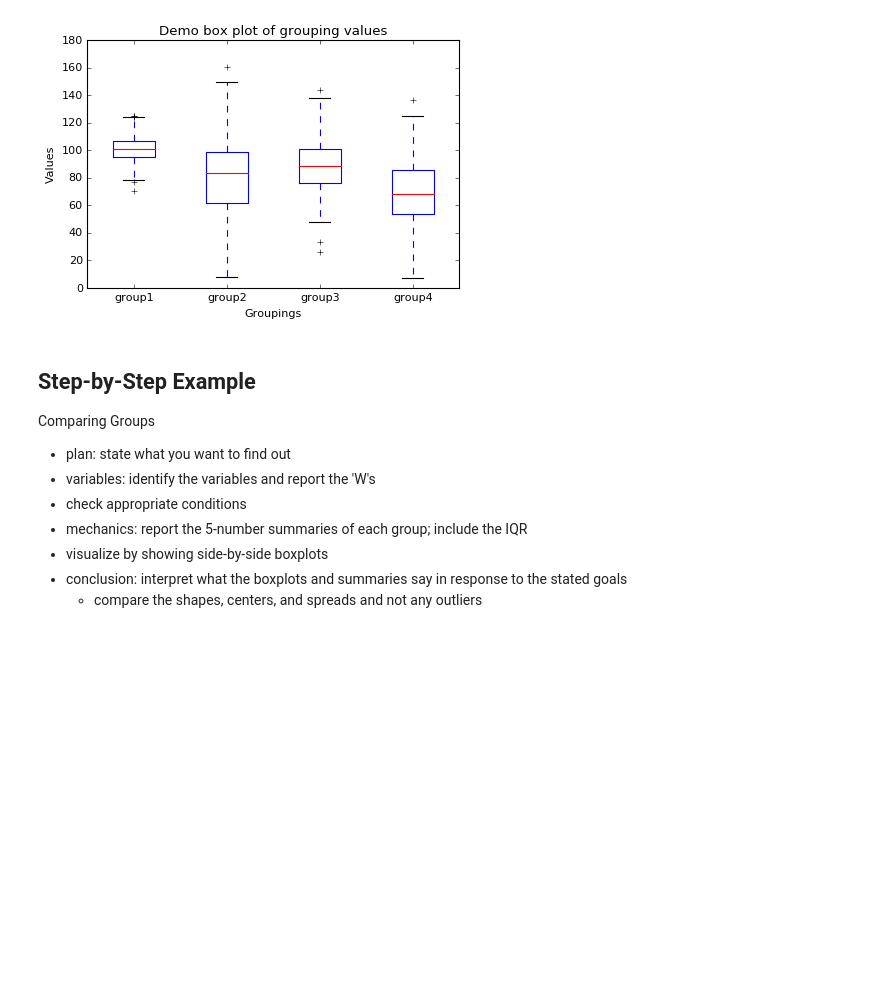
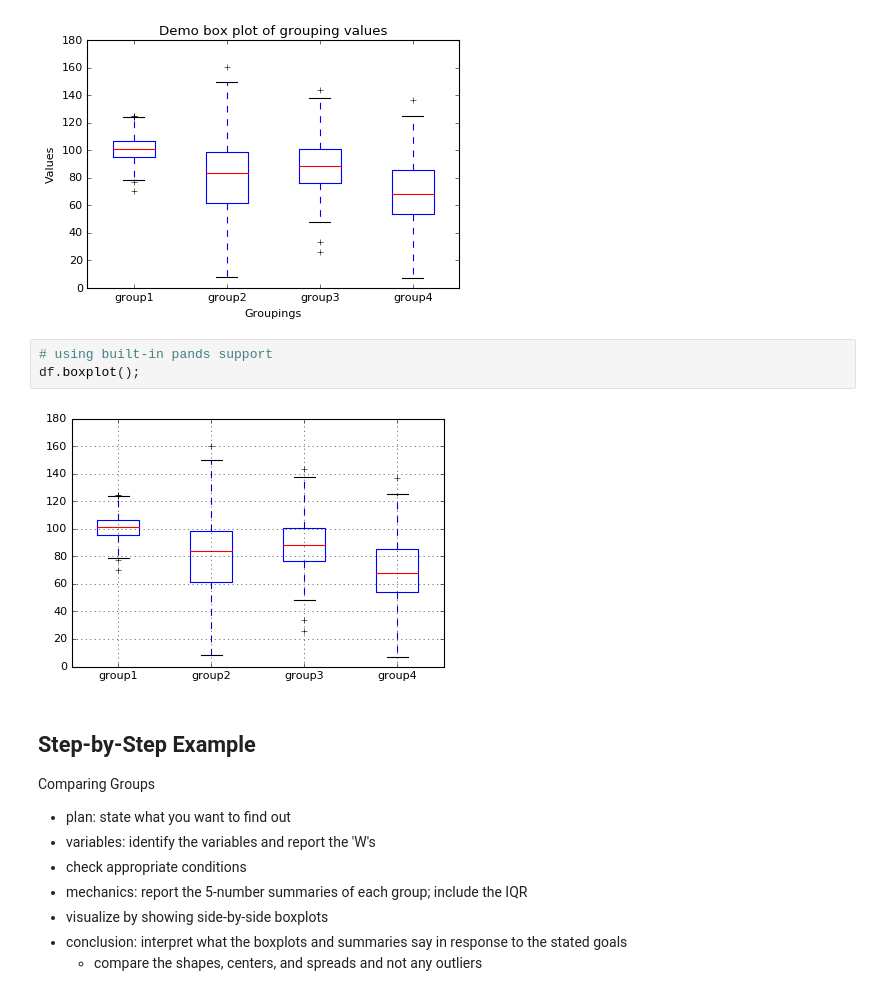
Before and after one commit to rickhaffey/stats-dvb, a Jupyter notebook: Chapter 5 - Understanding and Comparing Distributions.ipynb, the cells around one changed output. Drawn from its saved outputs; the diff is of its cells as text; blank space fills up the shorter version.

```diff
--- a/Chapter 5 - Understanding and Comparing Distributions.ipynb
+++ b/Chapter 5 - Understanding and Comparing Distributions.ipynb
@@ -94,6 +93,11 @@ plt.ylabel("Values")
 plt.title("Demo box plot of grouping values");
 # %% [output]
 [figure]
+# %%
+# using built-in pands support
+df.boxplot();
+# %% [output]
+[figure, added]
 # %% [markdown]
 ## Step-by-Step Example
 
```
Also changed, not shown: parts of 3 cells of this notebook.
